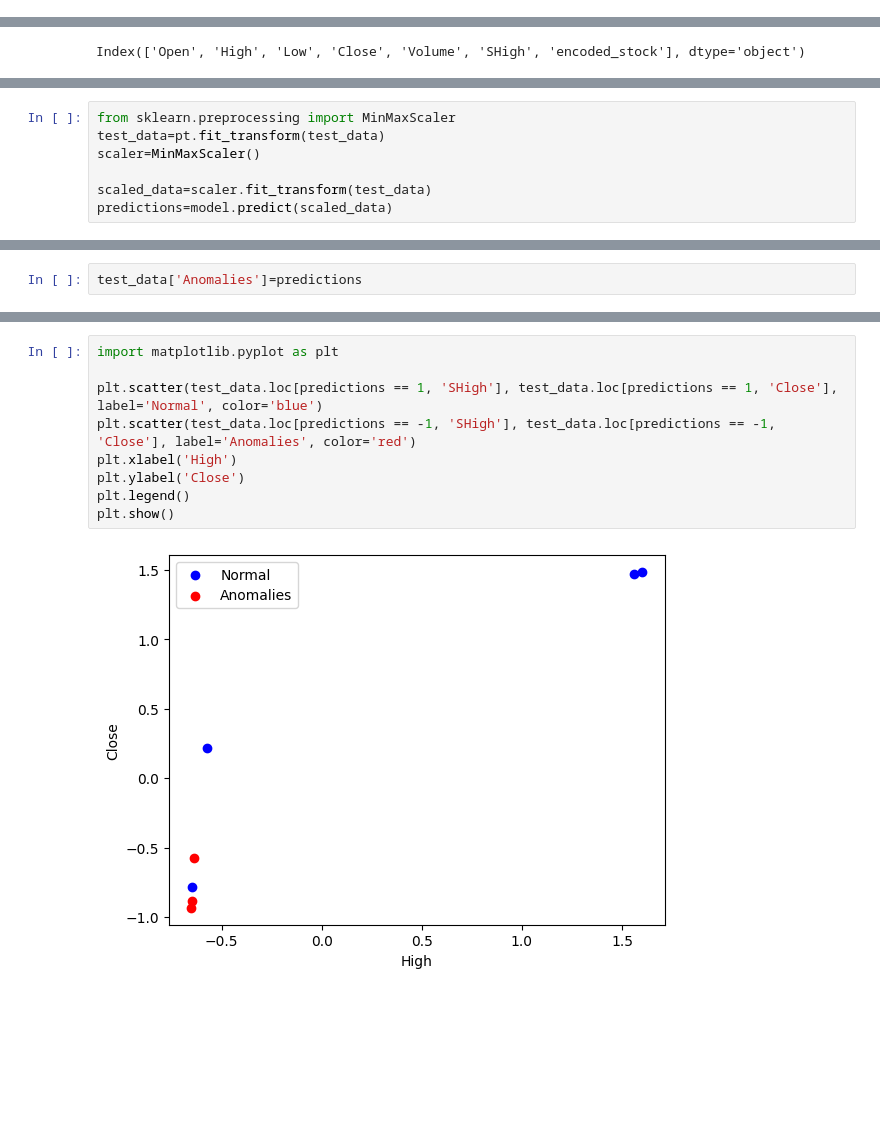
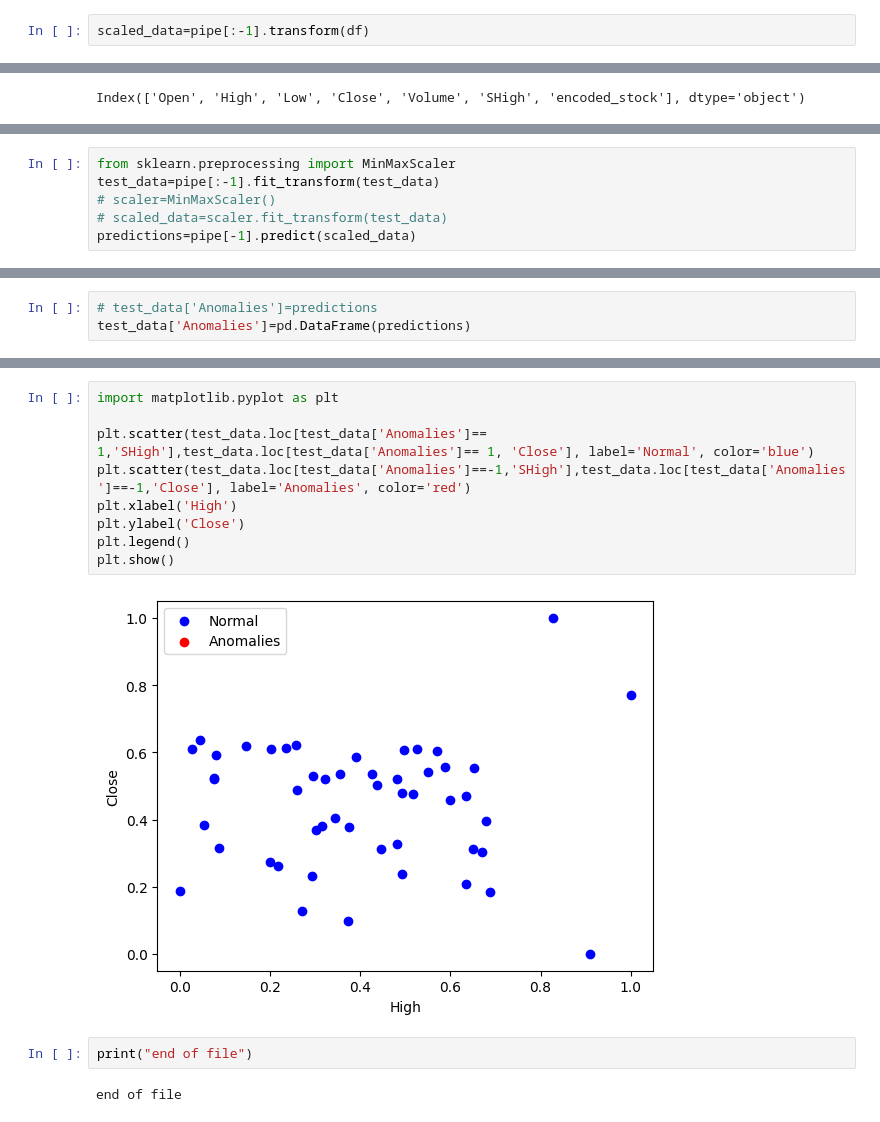
Before and after one commit to Af21S/final-project, a Jupyter notebook: anomaly.ipynb, the cells around one changed output, grey strips where cells are left out. Saved outputs shown, nothing was run; the diff lists cells and outputs as text; blank space fills up the shorter version.

```diff
--- a/anomaly.ipynb
+++ b/anomaly.ipynb
@@ -154,0 +154,2 @@ array([[<Axes: title={'center': 'Open'}>,
+# %%
+scaled_data=pipe[:-1].transform(df)
@@ -370,7 +451,6 @@ test_data = pd.DataFrame({
 # %%
 from sklearn.preprocessing import MinMaxScaler
-test_data=pt.fit_transform(test_data)
-scaler=MinMaxScaler()
-
-scaled_data=scaler.fit_transform(test_data)
-predictions=model.predict(scaled_data)
+test_data=pipe[:-1].fit_transform(test_data)
+# scaler=MinMaxScaler()
+# scaled_data=scaler.fit_transform(test_data)
+predictions=pipe[-1].predict(scaled_data)
@@ -379,5 +457,6 @@ X does not have valid feature names, but OneClassSVM was fitted with feature nam
-# %%
-test_data['Anomalies']=predictions
+# %%
+# test_data['Anomalies']=predictions
+test_data['Anomalies']=pd.DataFrame(predictions)
 # %%
 test_data
 # %% [output]
@@ -392,11 +480,15 @@ test_data
 # %%
 import matplotlib.pyplot as plt
 
-plt.scatter(test_data.loc[predictions == 1, 'SHigh'], test_data.loc[predictions == 1, 'Close'], label='Normal', color='blue')
-plt.scatter(test_data.loc[predictions == -1, 'SHigh'], test_data.loc[predictions == -1, 'Close'], label='Anomalies', color='red')
+plt.scatter(test_data.loc[test_data['Anomalies']== 1,'SHigh'],test_data.loc[test_data['Anomalies']== 1, 'Close'], label='Normal', color='blue')
+plt.scatter(test_data.loc[test_data['Anomalies']==-1,'SHigh'],test_data.loc[test_data['Anomalies']==-1,'Close'], label='Anomalies', color='red')
 plt.xlabel('High')
 plt.ylabel('Close')
 plt.legend()
 plt.show()
 # %% [output]
-[figure, old version]
+[figure, new version]
+# %%
+print("end of file")
+# %% [output]
+end of file
```
Also changed, not shown: parts of 49 cells of this notebook, 3 other files.
